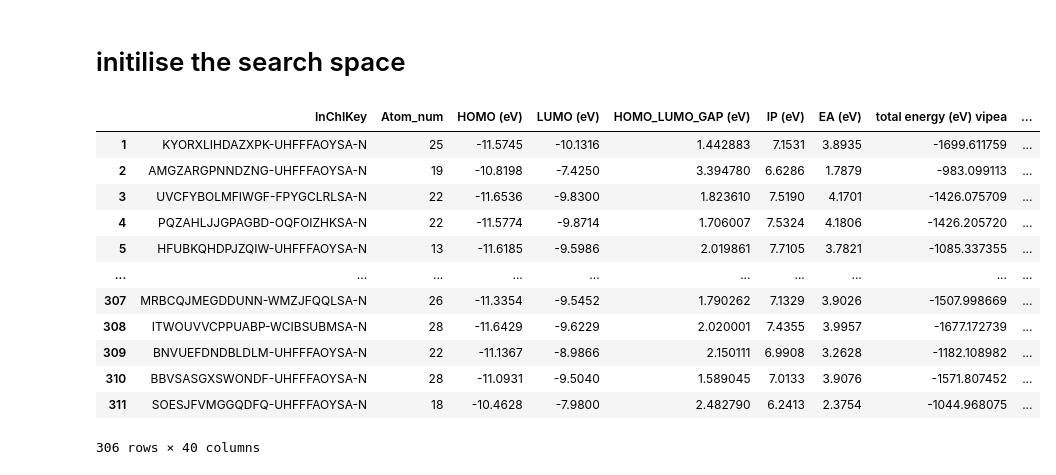
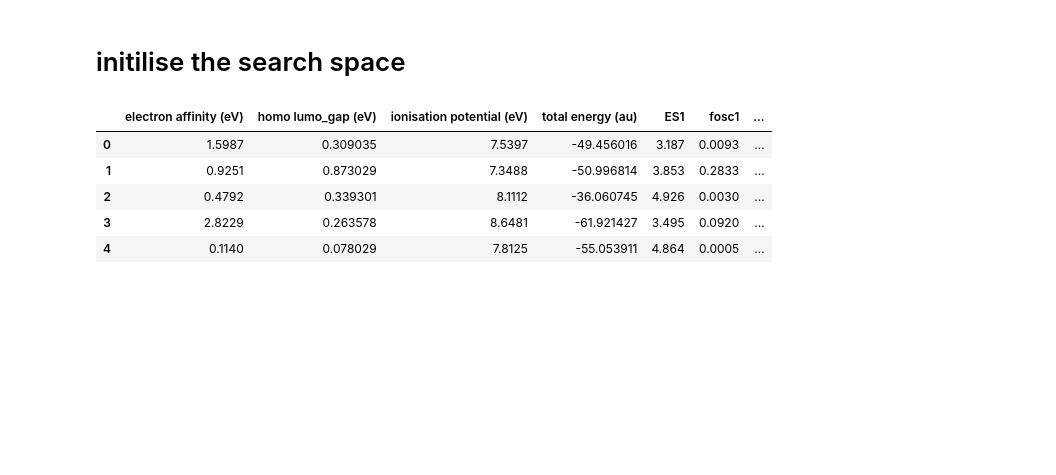
Before and after one commit to mohammedazzouzi15/STK_search, a Jupyter notebook: Example_notebooks/1_initialise_search_space.ipynb, the cells around one changed output. Drawn from its saved outputs; the diff is of its cells as text; code cells hidden in the pictures; blank space fills up the shorter version.

```diff
--- a/Example_notebooks/1_initialise_search_space.ipynb
+++ b/Example_notebooks/1_initialise_search_space.ipynb
@@ -19,23 +19,17 @@ from stk_search.utils import database_utils
 importlib.reload(database_utils)
 df_total_path = "data/output/Full_dataset/New_target200324.csv"
 df_precursors_path ="data/output/Prescursor_data/precursor_data_200324.pkl"
-df_total_new , df_precursors= database_utils.load_data_from_file(df_total_path, df_precursors_path)
+df_properties_path = "data/input/Prescursor_data/df_properties_10052024.pkl"
+df_total_new , df_precursors= database_utils.load_data_from_file(df_total_path, df_properties_path)
 # %%
-df_precursors
+df_precursors.head()
 # %% [output]
-|  | InChIKey | Atom_num | HOMO (eV) | LUMO (eV) | HOMO_LUMO_GAP (eV) | IP (eV) | EA (eV) | total energy (eV) vipea | ... |
-| 1 | KYORXLIHDAZXPK-UHFFFAOYSA-N | 25 | -11.5745 | -10.1316 | 1.442883 | 7.1531 | 3.8935 | -1699.611759 | ... |
-| 2 | AMGZARGPNNDZNG-UHFFFAOYSA-N | 19 | -10.8198 | -7.4250 | 3.394780 | 6.6286 | 1.7879 | -983.099113 | ... |
-| 3 | UVCFYBOLMFIWGF-FPYGCLRLSA-N | 22 | -11.6536 | -9.8300 | 1.823610 | 7.5190 | 4.1701 | -1426.075709 | ... |
-| 4 | PQZAHLJJGPAGBD-OQFOIZHKSA-N | 22 | -11.5774 | -9.8714 | 1.706007 | 7.5324 | 4.1806 | -1426.205720 | ... |
-| 5 | HFUBKQHDPJZQIW-UHFFFAOYSA-N | 13 | -11.6185 | -9.5986 | 2.019861 | 7.7105 | 3.7821 | -1085.337355 | ... |
-| ... | ... | ... | ... | ... | ... | ... | ... | ... | ... |
-| 307 | MRBCQJMEGDDUNN-WMZJFQQLSA-N | 26 | -11.3354 | -9.5452 | 1.790262 | 7.1329 | 3.9026 | -1507.998669 | ... |
-| 308 | ITWOUVVCPPUABP-WCIBSUBMSA-N | 28 | -11.6429 | -9.6229 | 2.020001 | 7.4355 | 3.9957 | -1677.172739 | ... |
-| 309 | BNVUEFDNDBLDLM-UHFFFAOYSA-N | 22 | -11.1367 | -8.9866 | 2.150111 | 6.9908 | 3.2628 | -1182.108982 | ... |
-| 310 | BBVSASGXSWONDF-UHFFFAOYSA-N | 28 | -11.0931 | -9.5040 | 1.589045 | 7.0133 | 3.9076 | -1571.807452 | ... |
-| 311 | SOESJFVMGGQDFQ-UHFFFAOYSA-N | 18 | -10.4628 | -7.9800 | 2.482790 | 6.2413 | 2.3754 | -1044.968075 | ... |
+|  | electron affinity (eV) | homo lumo_gap (eV) | ionisation potential (eV) | total energy (au) | ES1 | fosc1 | ... |
+| 0 | 1.5987 | 0.309035 | 7.5397 | -49.456016 | 3.187 | 0.0093 | ... |
+| 1 | 0.9251 | 0.873029 | 7.3488 | -50.996814 | 3.853 | 0.2833 | ... |
+| 2 | 0.4792 | 0.339301 | 8.1112 | -36.060745 | 4.926 | 0.0030 | ... |
+| 3 | 2.8229 | 0.263578 | 8.6481 | -61.921427 | 3.495 | 0.0920 | ... |
+| 4 | 0.1140 | 0.078029 | 7.8125 | -55.053911 | 4.864 | 0.0005 | ... |
-306 rows × 40 columns
 # %%
 # plot some example of precursors
 from rdkit.Chem import Draw
```
Also changed, not shown: parts of 7 cells of this notebook, 5 other files.
